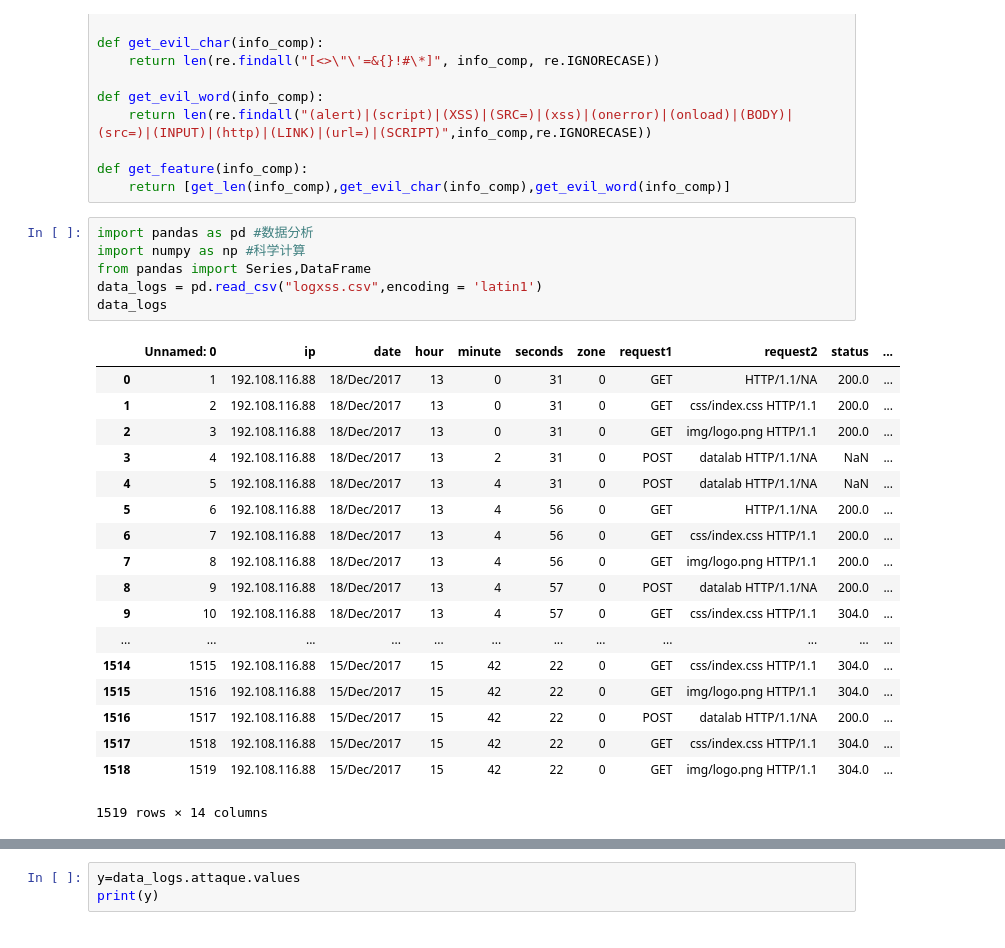
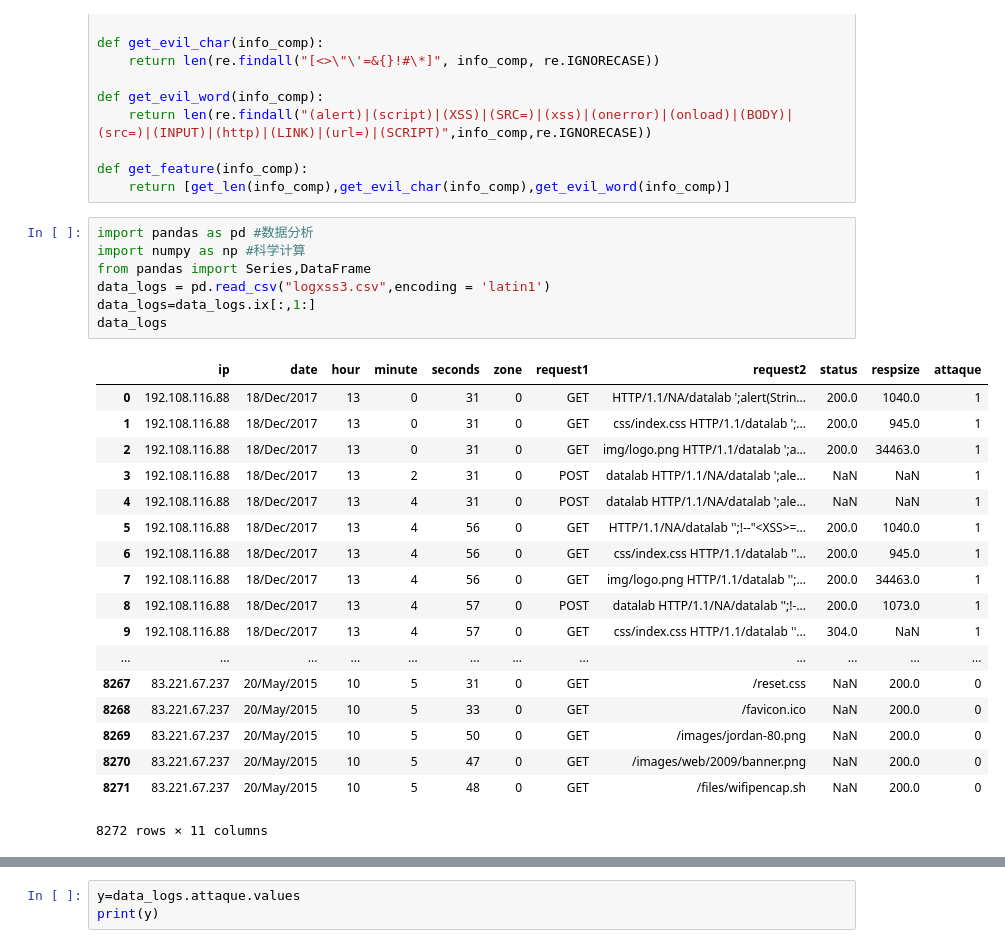
Before and after one commit to songchangyi/CyberAttackDetection, a Jupyter notebook: xss/svc xss.ipynb, the cells around one changed output, grey strips where cells are left out. Cells and saved outputs as stored; diff of their text form.

```diff
--- a/xss/svc xss.ipynb
+++ b/xss/svc xss.ipynb
@@ -17,25 +17,26 @@ def get_feature(info_comp):
 # %%
 import pandas as pd #数据分析
 import numpy as np #科学计算
 from pandas import Series,DataFrame
-data_logs = pd.read_csv("logxss.csv",encoding = 'latin1')
+data_logs = pd.read_csv("logxss3.csv",encoding = 'latin1')
+data_logs=data_logs.ix[:,1:]
 data_logs
 # %% [output]
-|  | Unnamed: 0 | ip | date | hour | minute | seconds | zone | request1 | request2 | status | ... |
-| 0 | 1 | 192.108.116.88 | 18/Dec/2017 | 13 | 0 | 31 | 0 | GET | HTTP/1.1/NA | 200.0 | ... |
-| 1 | 2 | 192.108.116.88 | 18/Dec/2017 | 13 | 0 | 31 | 0 | GET | css/index.css HTTP/1.1 | 200.0 | ... |
-| 2 | 3 | 192.108.116.88 | 18/Dec/2017 | 13 | 0 | 31 | 0 | GET | img/logo.png HTTP/1.1 | 200.0 | ... |
-| 3 | 4 | 192.108.116.88 | 18/Dec/2017 | 13 | 2 | 31 | 0 | POST | datalab HTTP/1.1/NA | NaN | ... |
-| 4 | 5 | 192.108.116.88 | 18/Dec/2017 | 13 | 4 | 31 | 0 | POST | datalab HTTP/1.1/NA | NaN | ... |
-| 5 | 6 | 192.108.116.88 | 18/Dec/2017 | 13 | 4 | 56 | 0 | GET | HTTP/1.1/NA | 200.0 | ... |
-| 6 | 7 | 192.108.116.88 | 18/Dec/2017 | 13 | 4 | 56 | 0 | GET | css/index.css HTTP/1.1 | 200.0 | ... |
-| 7 | 8 | 192.108.116.88 | 18/Dec/2017 | 13 | 4 | 56 | 0 | GET | img/logo.png HTTP/1.1 | 200.0 | ... |
-| 8 | 9 | 192.108.116.88 | 18/Dec/2017 | 13 | 4 | 57 | 0 | POST | datalab HTTP/1.1/NA | 200.0 | ... |
-| 9 | 10 | 192.108.116.88 | 18/Dec/2017 | 13 | 4 | 57 | 0 | GET | css/index.css HTTP/1.1 | 304.0 | ... |
+|  | ip | date | hour | minute | seconds | zone | request1 | request2 | status | respsize | attaque |
+| 0 | 192.108.116.88 | 18/Dec/2017 | 13 | 0 | 31 | 0 | GET | HTTP/1.1/NA/datalab ';alert(Strin... | 200.0 | 1040.0 | 1 |
+| 1 | 192.108.116.88 | 18/Dec/2017 | 13 | 0 | 31 | 0 | GET | css/index.css HTTP/1.1/datalab ';... | 200.0 | 945.0 | 1 |
+| 2 | 192.108.116.88 | 18/Dec/2017 | 13 | 0 | 31 | 0 | GET | img/logo.png HTTP/1.1/datalab ';a... | 200.0 | 34463.0 | 1 |
+| 3 | 192.108.116.88 | 18/Dec/2017 | 13 | 2 | 31 | 0 | POST | datalab HTTP/1.1/NA/datalab ';ale... | NaN | NaN | 1 |
+| 4 | 192.108.116.88 | 18/Dec/2017 | 13 | 4 | 31 | 0 | POST | datalab HTTP/1.1/NA/datalab ';ale... | NaN | NaN | 1 |
+| 5 | 192.108.116.88 | 18/Dec/2017 | 13 | 4 | 56 | 0 | GET | HTTP/1.1/NA/datalab '';!--"<XSS>=... | 200.0 | 1040.0 | 1 |
+| 6 | 192.108.116.88 | 18/Dec/2017 | 13 | 4 | 56 | 0 | GET | css/index.css HTTP/1.1/datalab ''... | 200.0 | 945.0 | 1 |
+| 7 | 192.108.116.88 | 18/Dec/2017 | 13 | 4 | 56 | 0 | GET | img/logo.png HTTP/1.1/datalab '';... | 200.0 | 34463.0 | 1 |
+| 8 | 192.108.116.88 | 18/Dec/2017 | 13 | 4 | 57 | 0 | POST | datalab HTTP/1.1/NA/datalab '';!-... | 200.0 | 1073.0 | 1 |
+| 9 | 192.108.116.88 | 18/Dec/2017 | 13 | 4 | 57 | 0 | GET | css/index.css HTTP/1.1/datalab ''... | 304.0 | NaN | 1 |
 | ... | ... | ... | ... | ... | ... | ... | ... | ... | ... | ... | ... |
-| 1514 | 1515 | 192.108.116.88 | 15/Dec/2017 | 15 | 42 | 22 | 0 | GET | css/index.css HTTP/1.1 | 304.0 | ... |
-| 1515 | 1516 | 192.108.116.88 | 15/Dec/2017 | 15 | 42 | 22 | 0 | GET | img/logo.png HTTP/1.1 | 304.0 | ... |
-| 1516 | 1517 | 192.108.116.88 | 15/Dec/2017 | 15 | 42 | 22 | 0 | POST | datalab HTTP/1.1/NA | 200.0 | ... |
-| 1517 | 1518 | 192.108.116.88 | 15/Dec/2017 | 15 | 42 | 22 | 0 | GET | css/index.css HTTP/1.1 | 304.0 | ... |
-| 1518 | 1519 | 192.108.116.88 | 15/Dec/2017 | 15 | 42 | 22 | 0 | GET | img/logo.png HTTP/1.1 | 304.0 | ... |
+| 8267 | 83.221.67.237 | 20/May/2015 | 10 | 5 | 31 | 0 | GET | /reset.css | NaN | 200.0 | 0 |
+| 8268 | 83.221.67.237 | 20/May/2015 | 10 | 5 | 33 | 0 | GET | /favicon.ico | NaN | 200.0 | 0 |
+| 8269 | 83.221.67.237 | 20/May/2015 | 10 | 5 | 50 | 0 | GET | /images/jordan-80.png | NaN | 200.0 | 0 |
+| 8270 | 83.221.67.237 | 20/May/2015 | 10 | 5 | 47 | 0 | GET | /images/web/2009/banner.png | NaN | 200.0 | 0 |
+| 8271 | 83.221.67.237 | 20/May/2015 | 10 | 5 | 48 | 0 | GET | /files/wifipencap.sh | NaN | 200.0 | 0 |
-1519 rows × 14 columns
+8272 rows × 11 columns
```
Also changed, not shown: parts of 4 cells of this notebook, 17 other files.
